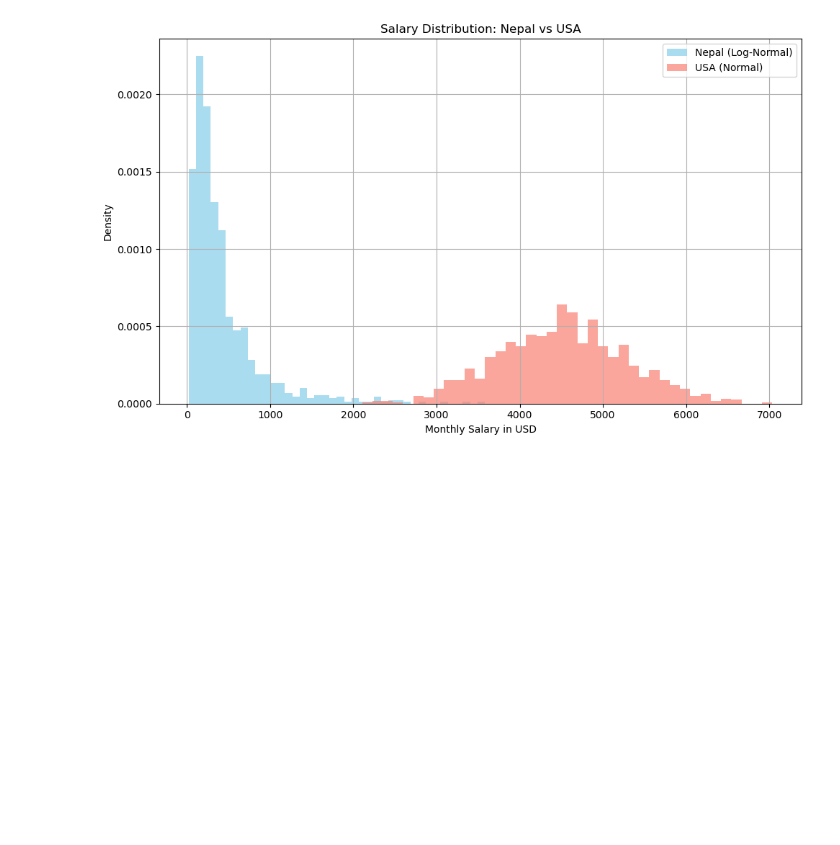
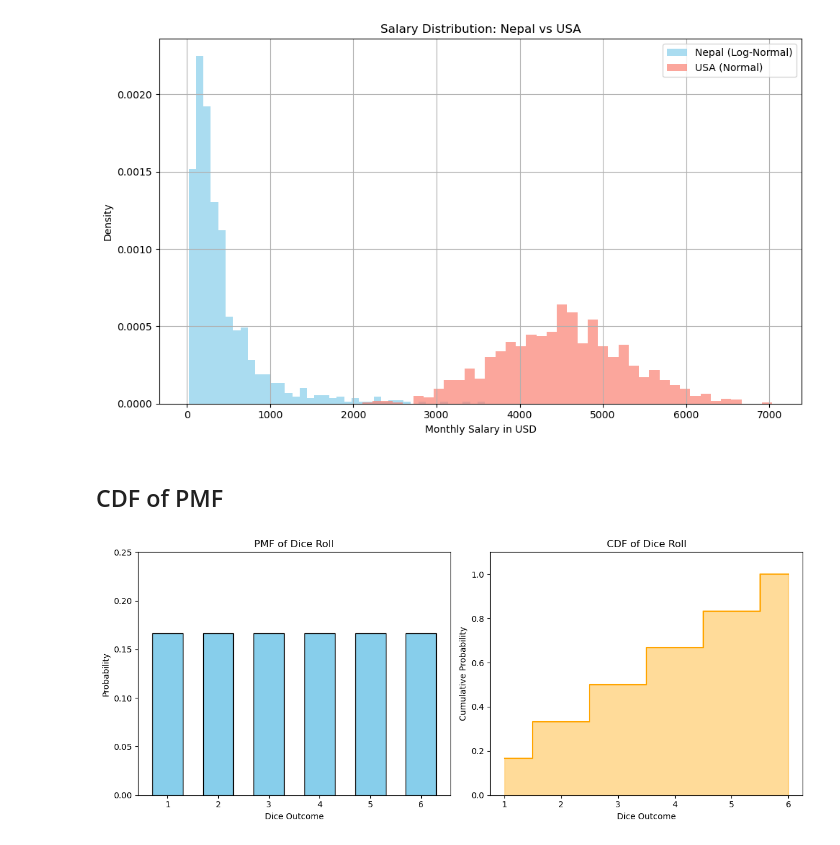
Before and after one commit to AdarshaRimal/statistics-for-ml, a Jupyter notebook: notebooks/03. Probability Distribution Functions.ipynb, the cells around one changed output. Cells and saved outputs as stored; diff of their text form; code cells hidden in the pictures; blank space fills up the shorter version.

Commit message:
covered probability density estimation kde,cdf of pdf etc

```diff
--- a/notebooks/03. Probability Distribution Functions.ipynb
+++ b/notebooks/03. Probability Distribution Functions.ipynb
@@ -56,3 +56,38 @@ plt.tight_layout()
 plt.savefig('../images/npvsus.png')
 # %% [output]
 [figure]
+# %% [markdown]
+## CDF of PMF
+# %%
+import matplotlib.pyplot as plt
+import numpy as np
+
+# Data
+x = np.arange(1, 7)  # Dice outcomes: 1 to 6
+pmf = np.full_like(x, 1/6, dtype=float)  # All probabilities = 1/6
+cdf = np.cumsum(pmf)  # Cumulative probabilities
+
+# Plotting
+plt.figure(figsize=(12, 5))
+
+# PMF plot using histogram
+plt.subplot(1, 2, 1)
+plt.bar(x, pmf, width=0.6, color='skyblue', edgecolor='black')
+plt.title("PMF of Dice Roll")
+plt.xlabel("Dice Outcome")
+plt.ylabel("Probability")
+plt.ylim(0, 0.25)
+
+# CDF plot using histogram
+plt.subplot(1, 2, 2)
+plt.step(x, cdf, where='mid', color='orange')
+plt.fill_between(x, cdf, step='mid', alpha=0.4, color='orange')
+plt.title("CDF of Dice Roll")
+plt.xlabel("Dice Outcome")
+plt.ylabel("Cumulative Probability")
+plt.ylim(0, 1.1)
+
+plt.tight_layout()
+plt.savefig('../images/cdf_pmf.png')
+# %% [output]
+[figure, added]
```
Also changed, not shown: parts of 24 cells of this notebook, 9 other files.
